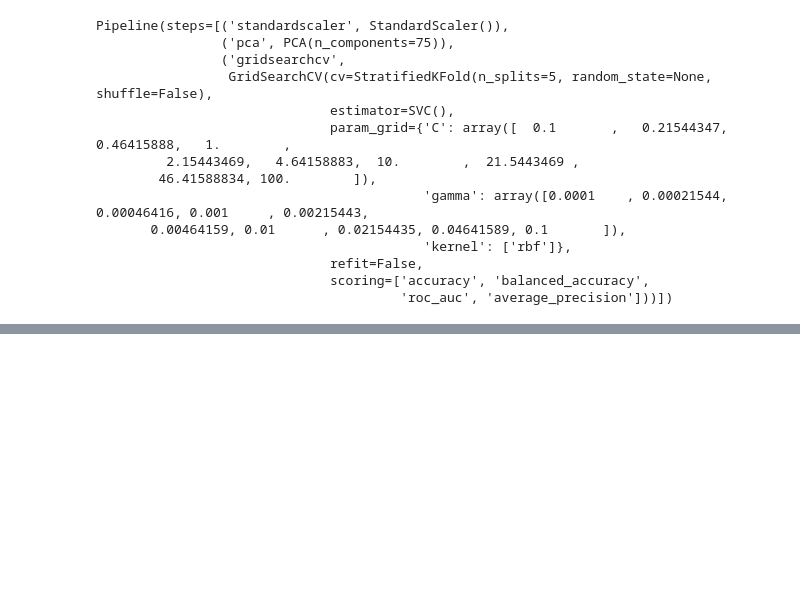
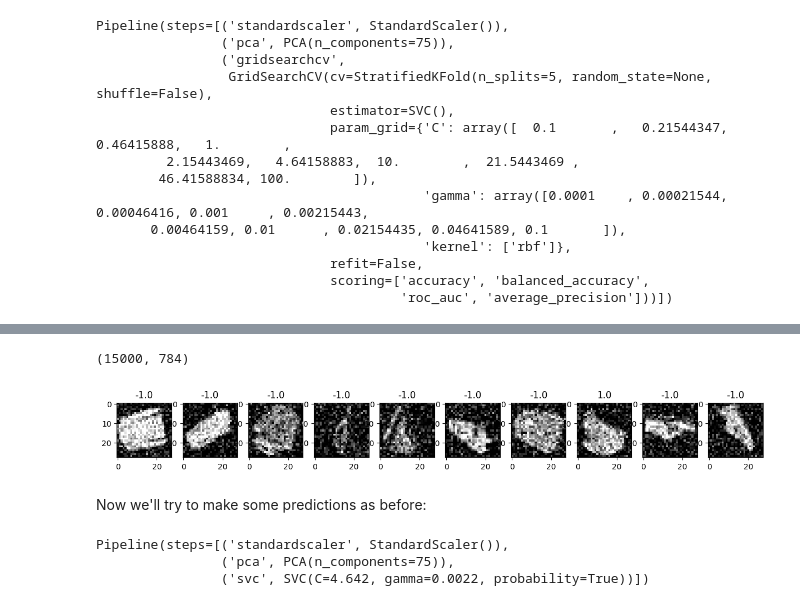
Before and after one commit to gblawrence03/CS909-materials, a Jupyter notebook: 2025/A1/assignment.ipynb, the cells around one changed output, grey strips where cells are left out. Saved outputs shown, nothing was run; the diff lists cells and outputs as text; code cells hidden in the pictures; blank space fills up the shorter version.

```diff
--- a/2025/A1/assignment.ipynb
+++ b/2025/A1/assignment.ipynb
@@ -723,0 +744,34 @@ df.iloc[df[['mean accuracy', 'mean balanced accuracy', 'mean roc auc', 'mean ave
+# %%
+X_train_t = np.tile(X_train, (5, 1))
+Y_train_t = np.tile(Y_train, 5)
+print(X_train_t.shape)
+
+# Rotate each image
+X_train_r = X_train_t.reshape([-1, 28, 28])
+for i in range(X_train_r.shape[0]):
+    X_train_r[i] = scipy.ndimage.rotate(X_train_r[i], axes=(0,1), angle=np.random.uniform(-180, 180), reshape=False)
+X_train_r = X_train_r.reshape([-1, 28 * 28])
+
+# Add noise
+X_train_n = X_train_r + np.random.normal(0, 60, size = X_train_r.shape)
+X_train_n = np.clip(X_train_n, 0, 255) # Clamp values back to the range (0, 255)
+
+plt.figure(figsize=(15,5))
+for i, idx in enumerate(np.random.choice(X_train.shape[0], 10)):
+    plt.subplot(1, 10, i+1)
+    plt.imshow(X_train_n[idx].reshape((28,28)), cmap="gray")
+    plt.title(Y_train[idx])
+# %% [output]
+(15000, 784)
+[figure, added]
+# %% [markdown]
+Now we'll try to make some predictions as before:
+# %%
+svc = SVC(kernel='rbf', C=4.642, gamma=0.0022, probability=True)
+num_components = 75
+pipeline = make_pipeline(StandardScaler(), PCA(n_components=num_components), svc)
+pipeline.fit(X_train_n, Y_train_t)
+# %% [output]
+Pipeline(steps=[('standardscaler', StandardScaler()),
+                ('pca', PCA(n_components=75)),
+                ('svc', SVC(C=4.642, gamma=0.0022, probability=True))])
```
Also changed, not shown: parts of 33 cells of this notebook, 1 other file.
